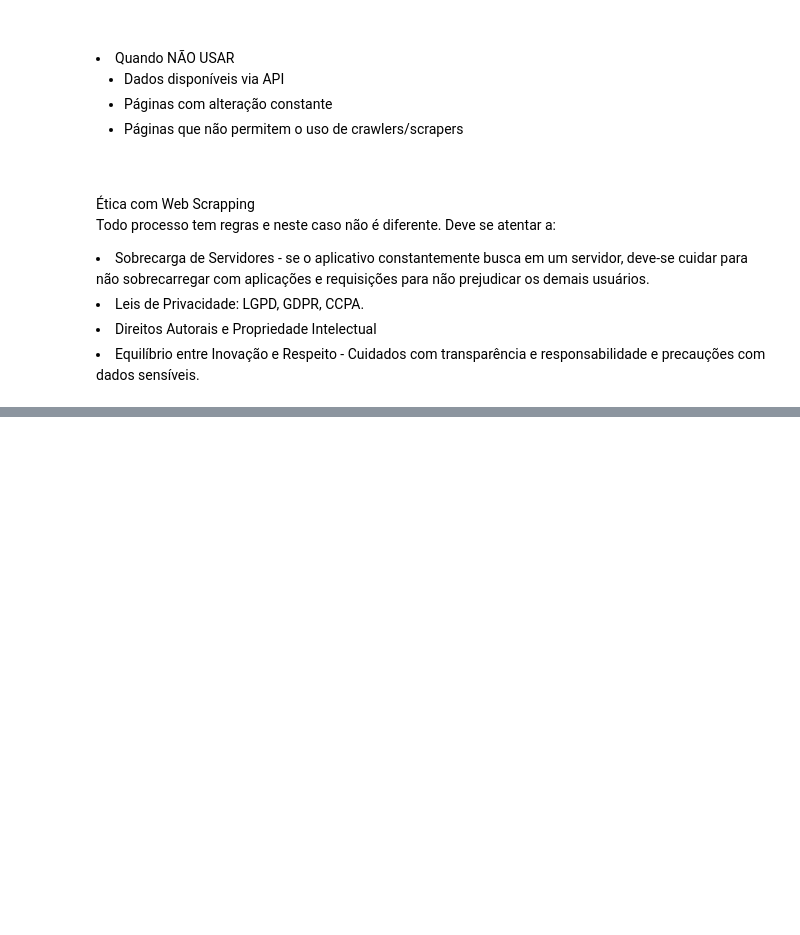
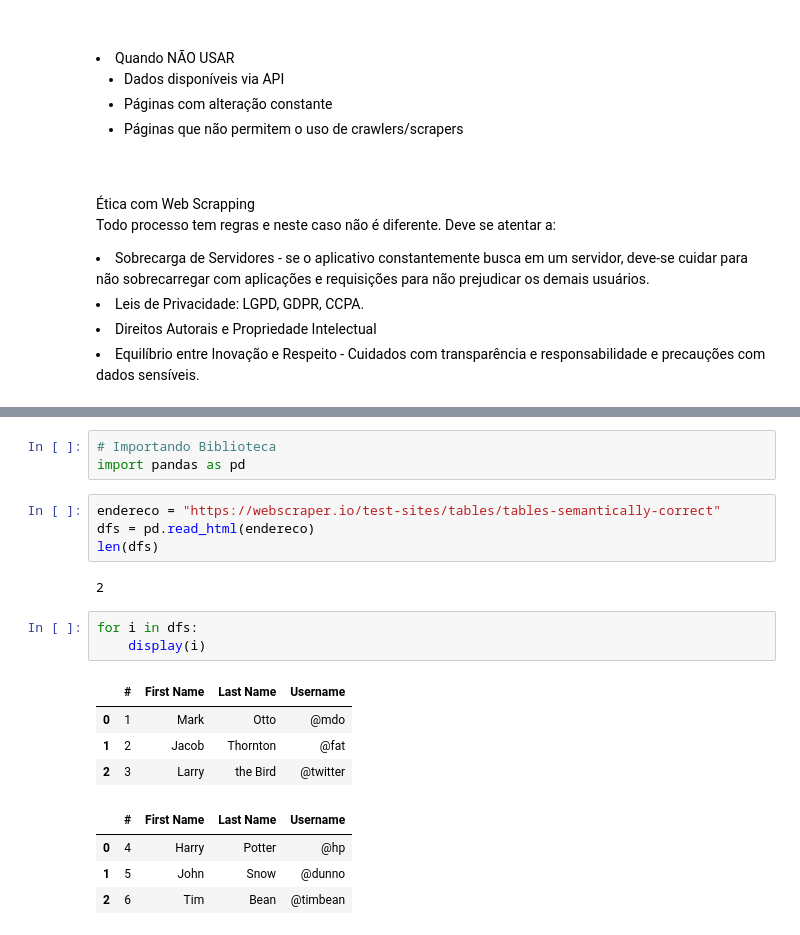
Before and after one commit to NicolasSP90/AdaTech_SantanderCoders2024, a Jupyter notebook: 9. Web Scraping/WebScraping.ipynb, the cells around one changed output, grey strips where cells are left out. Cells and saved outputs as stored; diff of their text form; blank space fills up the shorter version.

```diff
--- a/9. Web Scraping/WebScraping.ipynb
+++ b/9. Web Scraping/WebScraping.ipynb
@@ -172,0 +607,21 @@ Todo processo tem regras e neste caso não é diferente. Deve se atentar a:
+# %%
+# Importando Biblioteca
+import pandas as pd
+# %%
+endereco = "https://webscraper.io/test-sites/tables/tables-semantically-correct"
+dfs = pd.read_html(endereco)
+len(dfs)
+# %% [output]
+2
+# %%
+for i in dfs:
+    display(i)
+# %% [output]
+|  | # | First Name | Last Name | Username |
+| 0 | 1 | Mark | Otto | @mdo |
+| 1 | 2 | Jacob | Thornton | @fat |
+| 2 | 3 | Larry | the Bird | @twitter |
+|  | # | First Name | Last Name | Username |
+| 0 | 4 | Harry | Potter | @hp |
+| 1 | 5 | John | Snow | @dunno |
+| 2 | 6 | Tim | Bean | @timbean |
```
Also changed, not shown: parts of 52 cells of this notebook, 3 other files.
